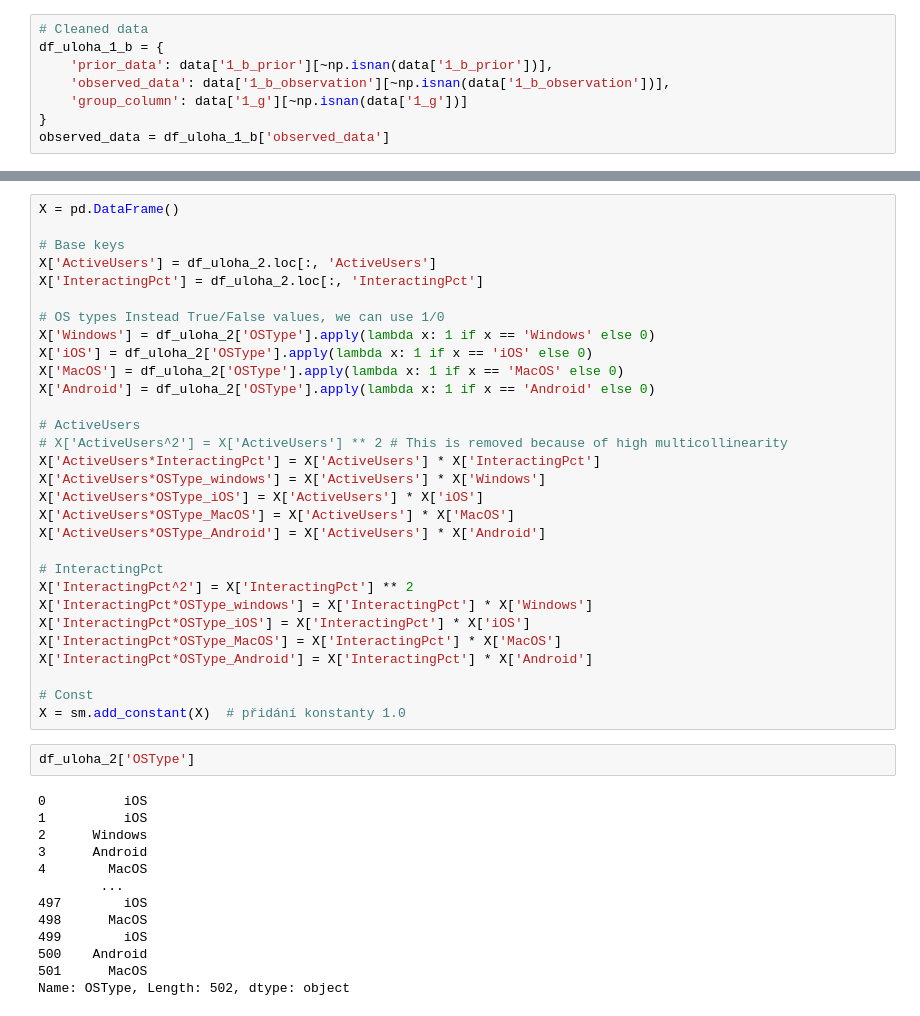
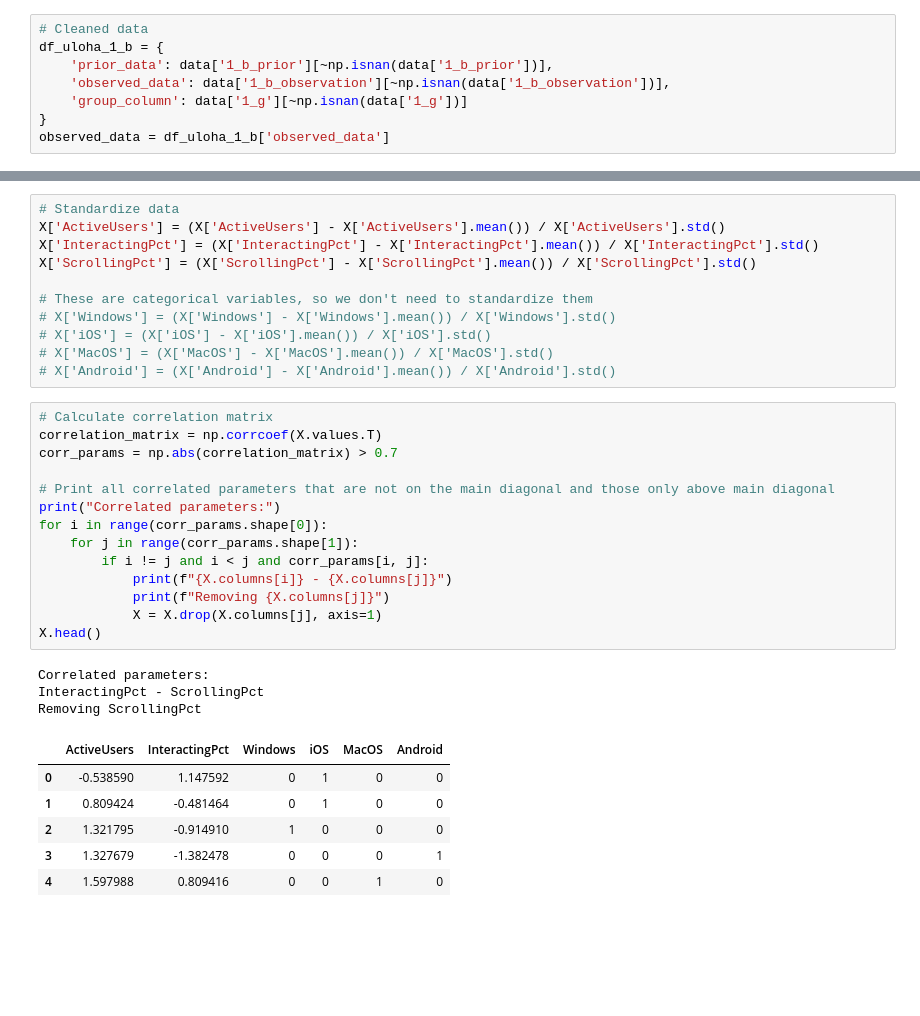
Before and after one commit to zdeneklapes/msp-project2, a Jupyter notebook: xlapes02.ipynb, the cells around one changed output, grey strips where cells are left out. Cells and saved outputs as stored; diff of their text form; blank space fills up the shorter version.

```diff
--- a/xlapes02.ipynb
+++ b/xlapes02.ipynb
@@ -300,45 +313,35 @@ I choose to remove __ScrollingPct__
-# %%
-X = pd.DataFrame()
-
-# Base keys
-X['ActiveUsers'] = df_uloha_2.loc[:, 'ActiveUsers']
-X['InteractingPct'] = df_uloha_2.loc[:, 'InteractingPct']
-
-# OS types Instead True/False values, we can use 1/0
-X['Windows'] = df_uloha_2['OSType'].apply(lambda x: 1 if x == 'Windows' else 0)
-X['iOS'] = df_uloha_2['OSType'].apply(lambda x: 1 if x == 'iOS' else 0)
-X['MacOS'] = df_uloha_2['OSType'].apply(lambda x: 1 if x == 'MacOS' else 0)
-X['Android'] = df_uloha_2['OSType'].apply(lambda x: 1 if x == 'Android' else 0)
-
-# ActiveUsers
-# X['ActiveUsers^2'] = X['ActiveUsers'] ** 2 # This is removed because of high multicollinearity
-X['ActiveUsers*InteractingPct'] = X['ActiveUsers'] * X['InteractingPct']
-X['ActiveUsers*OSType_windows'] = X['ActiveUsers'] * X['Windows']
-X['ActiveUsers*OSType_iOS'] = X['ActiveUsers'] * X['iOS']
-X['ActiveUsers*OSType_MacOS'] = X['ActiveUsers'] * X['MacOS']
-X['ActiveUsers*OSType_Android'] = X['ActiveUsers'] * X['Android']
-
-# InteractingPct
-X['InteractingPct^2'] = X['InteractingPct'] ** 2
-X['InteractingPct*OSType_windows'] = X['InteractingPct'] * X['Windows']
-X['InteractingPct*OSType_iOS'] = X['InteractingPct'] * X['iOS']
-X['InteractingPct*OSType_MacOS'] = X['InteractingPct'] * X['MacOS']
-X['InteractingPct*OSType_Android'] = X['InteractingPct'] * X['Android']
-
-# Const
-X = sm.add_constant(X)  # přidání konstanty 1.0
-# %%
-df_uloha_2['OSType']
-# %% [output]
-0          iOS
-1          iOS
-2      Windows
-3      Android
-4        MacOS
-        ...
-497        iOS
-498      MacOS
-499        iOS
-500    Android
-501      MacOS
-Name: OSType, Length: 502, dtype: object
+# %%
+# Standardize data
+X['ActiveUsers'] = (X['ActiveUsers'] - X['ActiveUsers'].mean()) / X['ActiveUsers'].std()
+X['InteractingPct'] = (X['InteractingPct'] - X['InteractingPct'].mean()) / X['InteractingPct'].std()
+X['ScrollingPct'] = (X['ScrollingPct'] - X['ScrollingPct'].mean()) / X['ScrollingPct'].std()
+
+# These are categorical variables, so we don't need to standardize them
+# X['Windows'] = (X['Windows'] - X['Windows'].mean()) / X['Windows'].std()
+# X['iOS'] = (X['iOS'] - X['iOS'].mean()) / X['iOS'].std()
+# X['MacOS'] = (X['MacOS'] - X['MacOS'].mean()) / X['MacOS'].std()
+# X['Android'] = (X['Android'] - X['Android'].mean()) / X['Android'].std()
+# %%
+# Calculate correlation matrix
+correlation_matrix = np.corrcoef(X.values.T)
+corr_params = np.abs(correlation_matrix) > 0.7
+
+# Print all correlated parameters that are not on the main diagonal and those only above main diagonal
+print("Correlated parameters:")
+for i in range(corr_params.shape[0]):
+    for j in range(corr_params.shape[1]):
+        if i != j and i < j and corr_params[i, j]:
+            print(f"{X.columns[i]} - {X.columns[j]}")
+            print(f"Removing {X.columns[j]}")
+            X = X.drop(X.columns[j], axis=1)
+X.head()
+# %% [output]
+Correlated parameters:
+InteractingPct - ScrollingPct
+Removing ScrollingPct
+|  | ActiveUsers | InteractingPct | Windows | iOS | MacOS | Android |
+| 0 | -0.538590 | 1.147592 | 0 | 1 | 0 | 0 |
+| 1 | 0.809424 | -0.481464 | 0 | 1 | 0 | 0 |
+| 2 | 1.321795 | -0.914910 | 1 | 0 | 0 | 0 |
+| 3 | 1.327679 | -1.382478 | 0 | 0 | 0 | 1 |
+| 4 | 1.597988 | 0.809416 | 0 | 0 | 1 | 0 |
```
Also changed, not shown: parts of 66 cells of this notebook, 2 other files.
